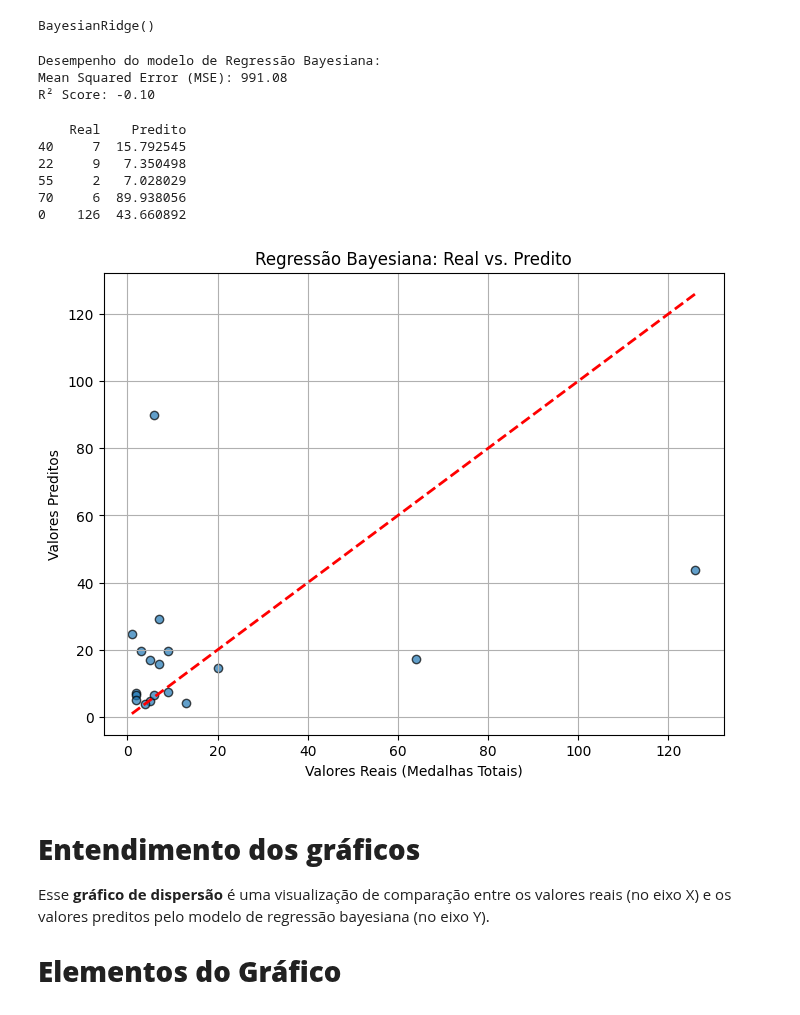
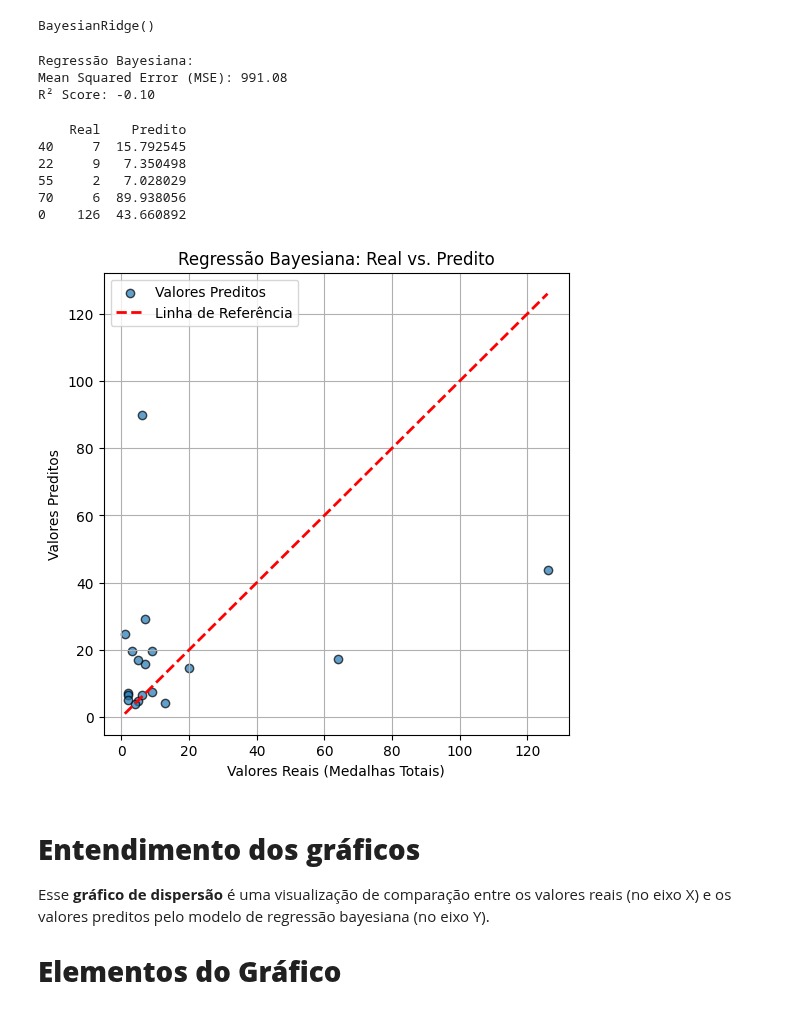
Before and after one commit to Bmartins25/Mineracao_de_dados_and_LLM_UFMG, a Jupyter notebook: TP4_fase_1_2_3_Regressao_de_dados.ipynb, the cells around one changed output. Drawn from its saved outputs; the diff is of its cells as text; code cells hidden in the pictures.

```diff
--- a/TP4_fase_1_2_3_Regressao_de_dados.ipynb
+++ b/TP4_fase_1_2_3_Regressao_de_dados.ipynb
@@ -334,11 +334,11 @@ mse = mean_squared_error(y_test, y_pred)
 r2 = r2_score(y_test, y_pred)
 # %%
 # Exibir resultados
-print("Desempenho do modelo de Regressão Bayesiana:")
+print("Regressão Bayesiana:")
 print(f"Mean Squared Error (MSE): {mse:.2f}")
 print(f"R² Score: {r2:.2f}")
 # %% [output]
-Desempenho do modelo de Regressão Bayesiana:
+Regressão Bayesiana:
 Mean Squared Error (MSE): 991.08
 R² Score: -0.10
 # %%
@@ -353,18 +353,34 @@ print(results.head())
 70     6  89.938056
 0    126  43.660892
 # %%
+# Gráfico de dispersão: Real vs. Predito
+plt.figure(figsize=(6, 6))
 
-# Gráfico de dispersão: Real vs. Predito
-plt.figure(figsize=(8, 6))
-plt.scatter(y_test, y_pred, alpha=0.7, edgecolors='k')
-plt.plot([y_test.min(), y_test.max()], [y_test.min(), y_test.max()], 'r--', linewidth=2)
+# Scatter plot com rótulo
+plt.scatter(y_test, y_pred, alpha=0.7, edgecolors='k', label="Valores Preditos")
+
+# Linha de referência com rótulo
+plt.plot(
+    [y_test.min(), y_test.max()],
+    [y_test.min(), y_test.max()],
+    'r--',
+    linewidth=2,
+    label="Linha de Referência"
+)
+
+# Adiciona a legenda
+plt.legend()
+
+# Configurações do gráfico
 plt.xlabel("Valores Reais (Medalhas Totais)")
 plt.ylabel("Valores Preditos")
 plt.title("Regressão Bayesiana: Real vs. Predito")
 plt.grid(True)
+
+# Exibe o gráfico
 plt.show()
 # %% [output]
-[figure, old version]
+[figure, new version]
 # %% [markdown]
 # **Entendimento dos gráficos**
 Esse **gráfico de dispersão** é uma visualização de comparação entre os valores reais (no eixo X) e os valores preditos pelo modelo de regressão bayesiana (no eixo Y).
```
Also changed, not shown: parts of 8 cells of this notebook.
